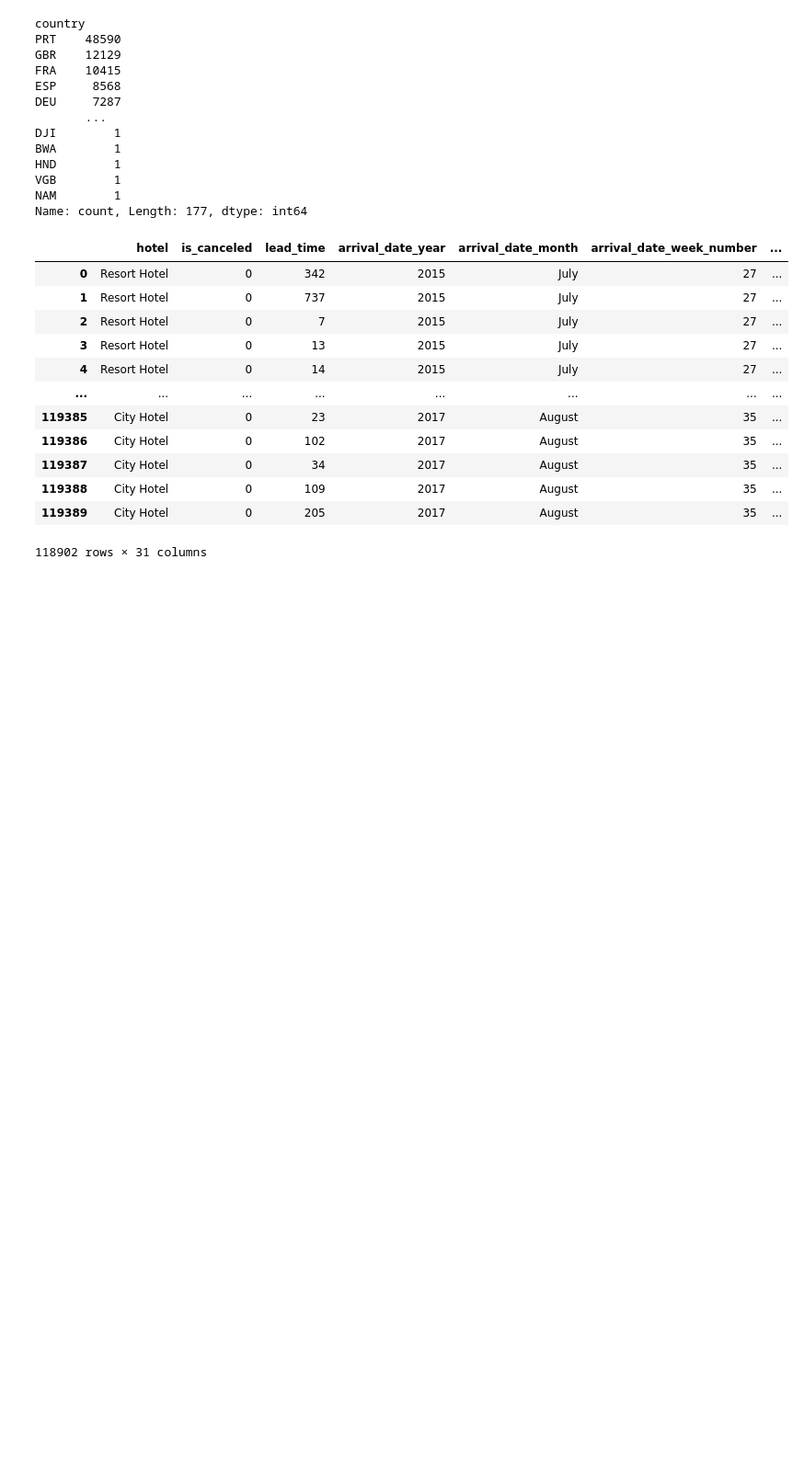
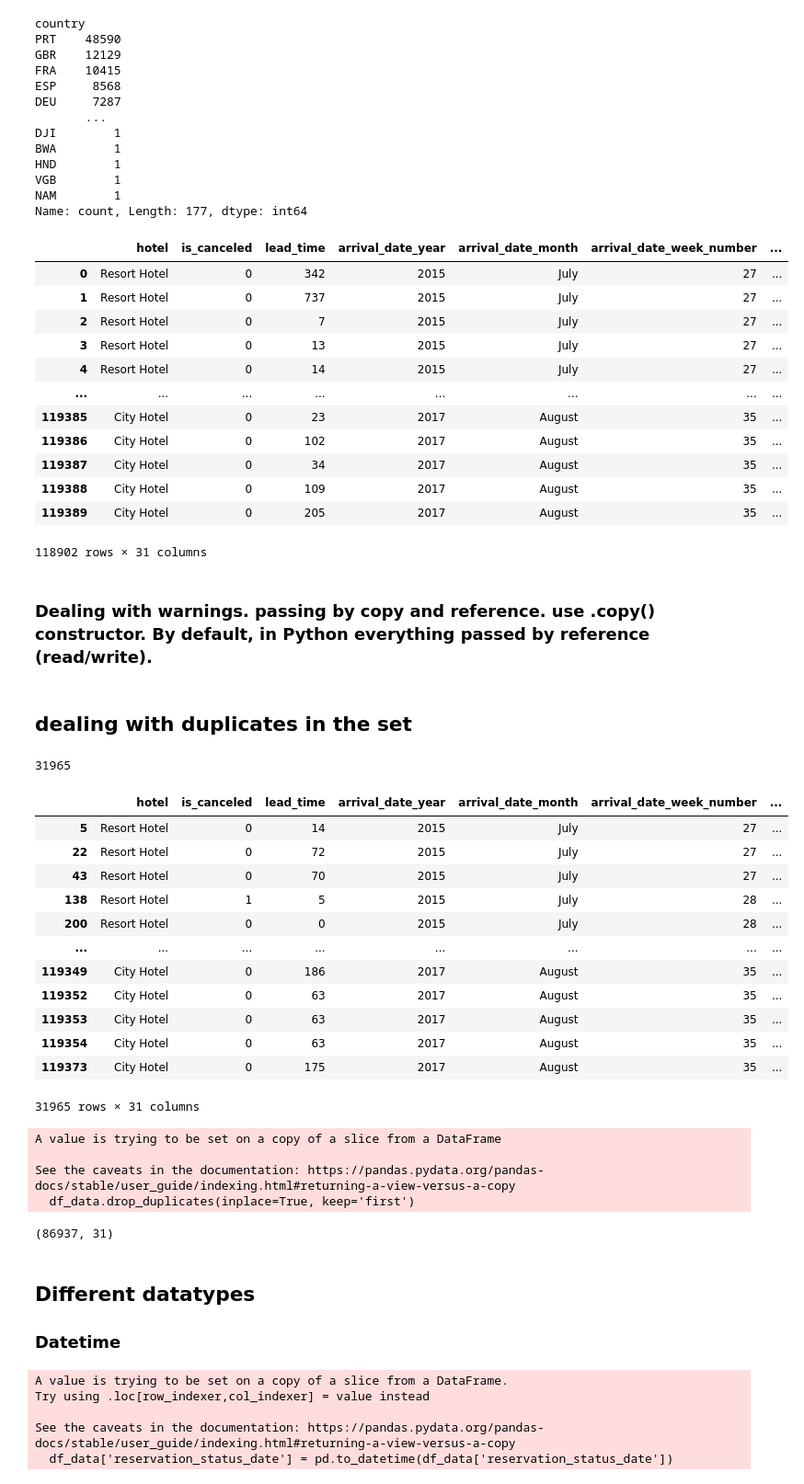
Before and after one commit to CS4580/my-notes-berlay-wsu, a Jupyter notebook: module3/mod3_notes.ipynb, the cells around one changed output. Shown at 92% size. Drawn from its saved outputs; the diff is of its cells as text; code cells hidden in the pictures; blank space fills up the shorter version.

Commit message:
done with hotels

```diff
--- a/module3/mod3_notes.ipynb
+++ b/module3/mod3_notes.ipynb
@@ -219,3 +219,45 @@ df_data
 | 119388 | City Hotel | 0 | 109 | 2017 | August | 35 | ... |
 | 119389 | City Hotel | 0 | 205 | 2017 | August | 35 | ... |
 118902 rows × 31 columns
+# %% [markdown]
+### Dealing with warnings. passing by copy and reference. use .copy() constructor. By default, in Python everything passed by reference (read/write).
+# %% [markdown]
+## dealing with duplicates in the set
+# %%
+df_data.duplicated().sum()
+# %% [output]
+31965
+# %%
+# extract the data frame containing the duplicates values
+df_data.loc[df_data.duplicated(),:]
+# %% [output]
+|  | hotel | is_canceled | lead_time | arrival_date_year | arrival_date_month | arrival_date_week_number | ... |
+| 5 | Resort Hotel | 0 | 14 | 2015 | July | 27 | ... |
+| 22 | Resort Hotel | 0 | 72 | 2015 | July | 27 | ... |
+| 43 | Resort Hotel | 0 | 70 | 2015 | July | 27 | ... |
+| 138 | Resort Hotel | 1 | 5 | 2015 | July | 28 | ... |
+| 200 | Resort Hotel | 0 | 0 | 2015 | July | 28 | ... |
+| ... | ... | ... | ... | ... | ... | ... | ... |
+| 119349 | City Hotel | 0 | 186 | 2017 | August | 35 | ... |
+| 119352 | City Hotel | 0 | 63 | 2017 | August | 35 | ... |
+| 119353 | City Hotel | 0 | 63 | 2017 | August | 35 | ... |
+| 119354 | City Hotel | 0 | 63 | 2017 | August | 35 | ... |
+| 119373 | City Hotel | 0 | 175 | 2017 | August | 35 | ... |
+31965 rows × 31 columns
+# %%
+# drop duplicates
+df_data.drop_duplicates(inplace=True, keep='first')
+# %% [output]
+A value is trying to be set on a copy of a slice from a DataFrame
+
+See the caveats in the documentation: https://pandas.pydata.org/pandas-docs/stable/user_guide/indexing.html#returning-a-view-versus-a-copy
+  df_data.drop_duplicates(inplace=True, keep='first')
+# %%
+# print the shape of the data frame
+df_data.shape
+# %% [output]
+(86937, 31)
+# %% [markdown]
+## Different datatypes
+
+### Datetime
@@ -221,0 +266,10 @@ df_data
+# %%
+# Convert the column 'object' to a given type, in this datetime
+
+df_data['reservation_status_date'] = pd.to_datetime(df_data['reservation_status_date'])
+# %% [output]
+A value is trying to be set on a copy of a slice from a DataFrame.
+Try using .loc[row_indexer,col_indexer] = value instead
+
+See the caveats in the documentation: https://pandas.pydata.org/pandas-docs/stable/user_guide/indexing.html#returning-a-view-versus-a-copy
+  df_data['reservation_status_date'] = pd.to_datetime(df_data['reservation_status_date'])
```
Also changed, not shown: parts of 7 cells of this notebook.
